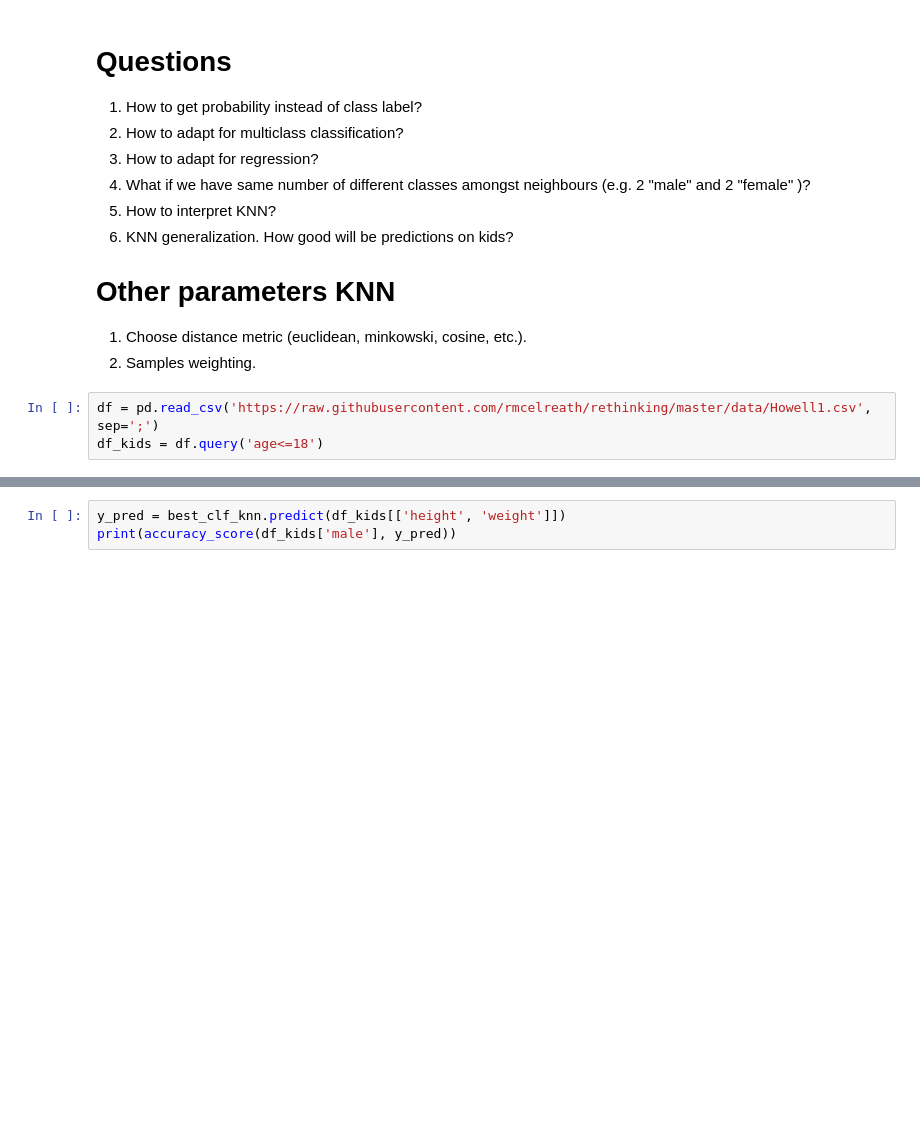
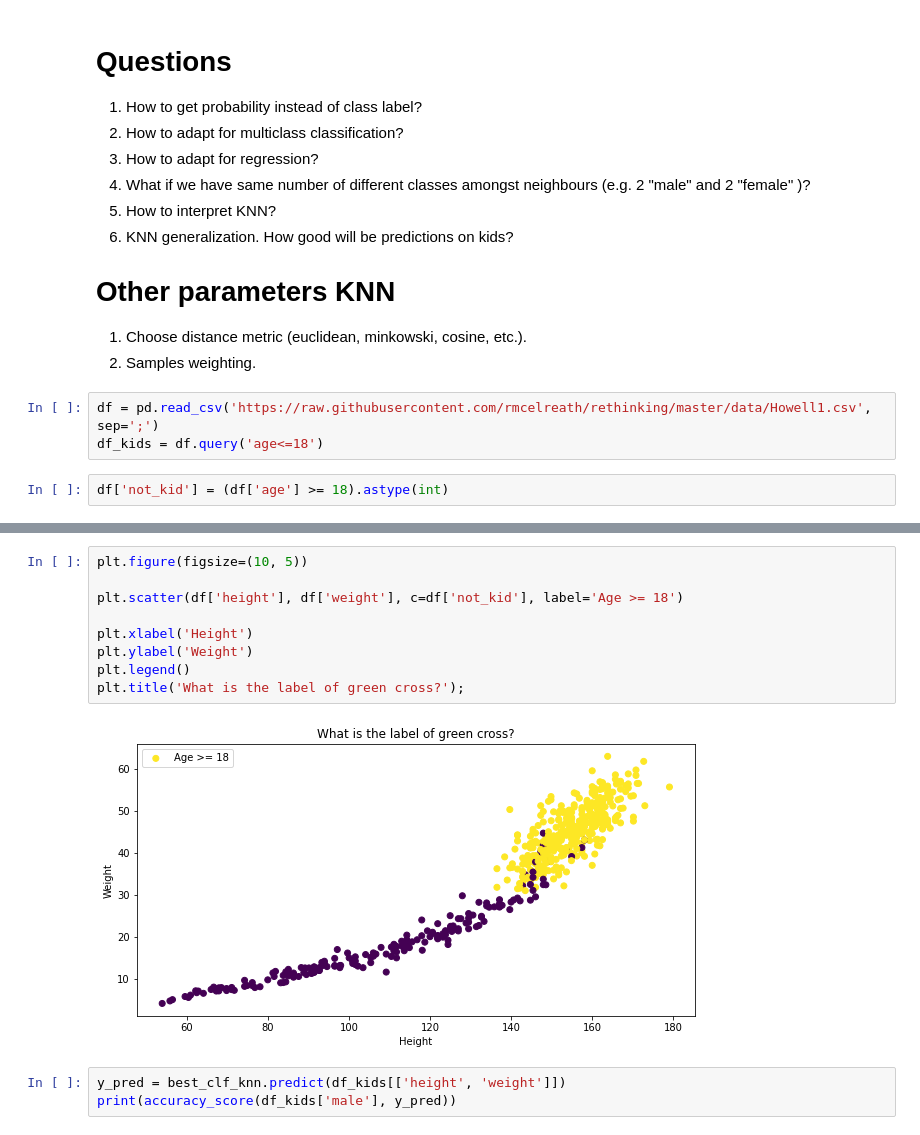
Before and after one commit to kurmukovai/iitp-ml-ds, a Jupyter notebook: 2024/seminar-2-lin-reg/seminar-2-1-KNN-basic-hyperparameters-tuning.ipynb, the cells around one changed output, grey strips where cells are left out. Cells and saved outputs as stored; diff of their text form; blank space fills up the shorter version.

```diff
--- a/2024/seminar-2-lin-reg/seminar-2-1-KNN-basic-hyperparameters-tuning.ipynb
+++ b/2024/seminar-2-lin-reg/seminar-2-1-KNN-basic-hyperparameters-tuning.ipynb
@@ -159,6 +159,8 @@ KNeighborsClassifier(n_neighbors=6)
 # %%
 df = pd.read_csv('https://raw.githubusercontent.com/rmcelreath/rethinking/master/data/Howell1.csv', sep=';')
 df_kids = df.query('age<=18')
+# %%
+df['not_kid'] = (df['age'] >= 18).astype(int)
 # %%
 plt.figure(figsize=(10, 5))
 
@@ -177,3 +179,14 @@ plt.title('What is the label of green cross?');
+# %%
+plt.figure(figsize=(10, 5))
+
+plt.scatter(df['height'], df['weight'], c=df['not_kid'], label='Age >= 18')
+
+plt.xlabel('Height')
+plt.ylabel('Weight')
+plt.legend()
+plt.title('What is the label of green cross?');
+# %% [output]
+[figure, added]
 # %%
 y_pred = best_clf_knn.predict(df_kids[['height', 'weight']])
 print(accuracy_score(df_kids['male'], y_pred))
```
Also changed, not shown: parts of 1 cell of this notebook, 26 other files.
